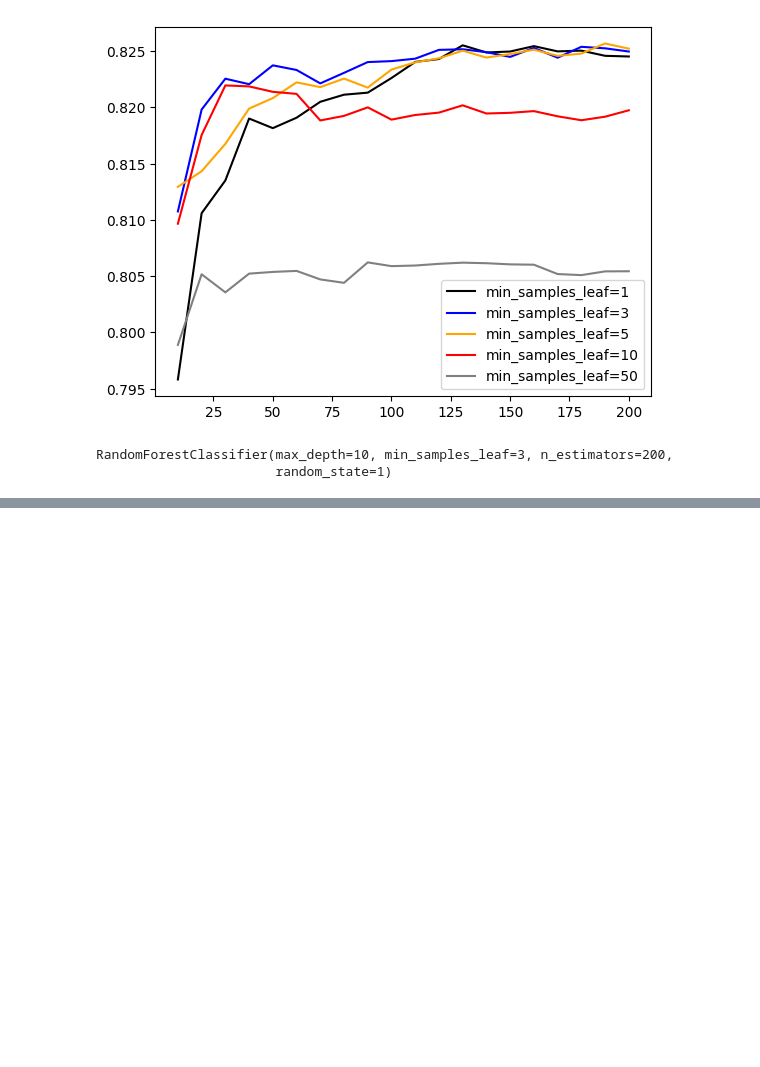
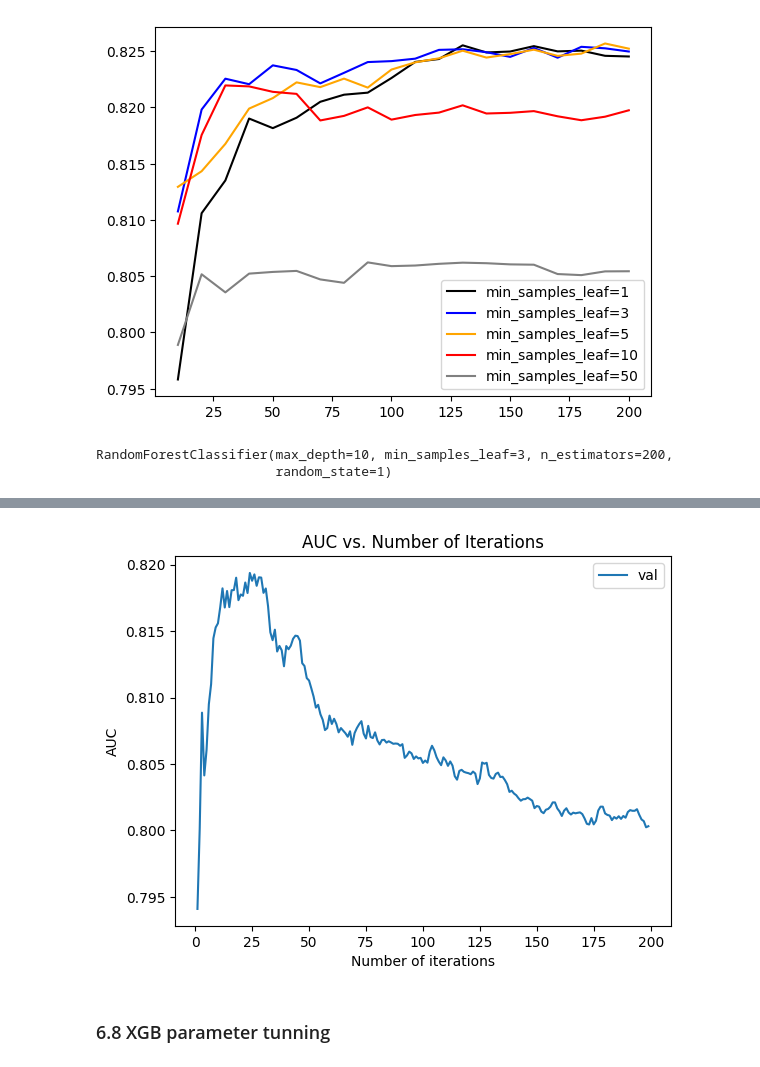
Before and after one commit to Joon-hub/MLZoomcamp, a Jupyter notebook: Week_6_Trees_and_Ensemble_models/DecisionTree.ipynb, the cells around one changed output, grey strips where cells are left out. Cells and saved outputs as stored; diff of their text form; code cells hidden in the pictures; blank space fills up the shorter version.

```diff
--- a/Week_6_Trees_and_Ensemble_models/DecisionTree.ipynb
+++ b/Week_6_Trees_and_Ensemble_models/DecisionTree.ipynb
@@ -673,0 +791,11 @@ RandomForestClassifier(max_depth=10, min_samples_leaf=3, n_estimators=200,
+# %%
+plt.plot(tree, auc_val, label='val')
+plt.legend()
+plt.xlabel('Number of iterations')
+plt.ylabel('AUC')
+plt.title('AUC vs. Number of Iterations')
+plt.show()
+# %% [output]
+[figure, added]
+# %% [markdown]
+### 6.8 XGB parameter tunning
```
Also changed, not shown: parts of 19 cells of this notebook.
